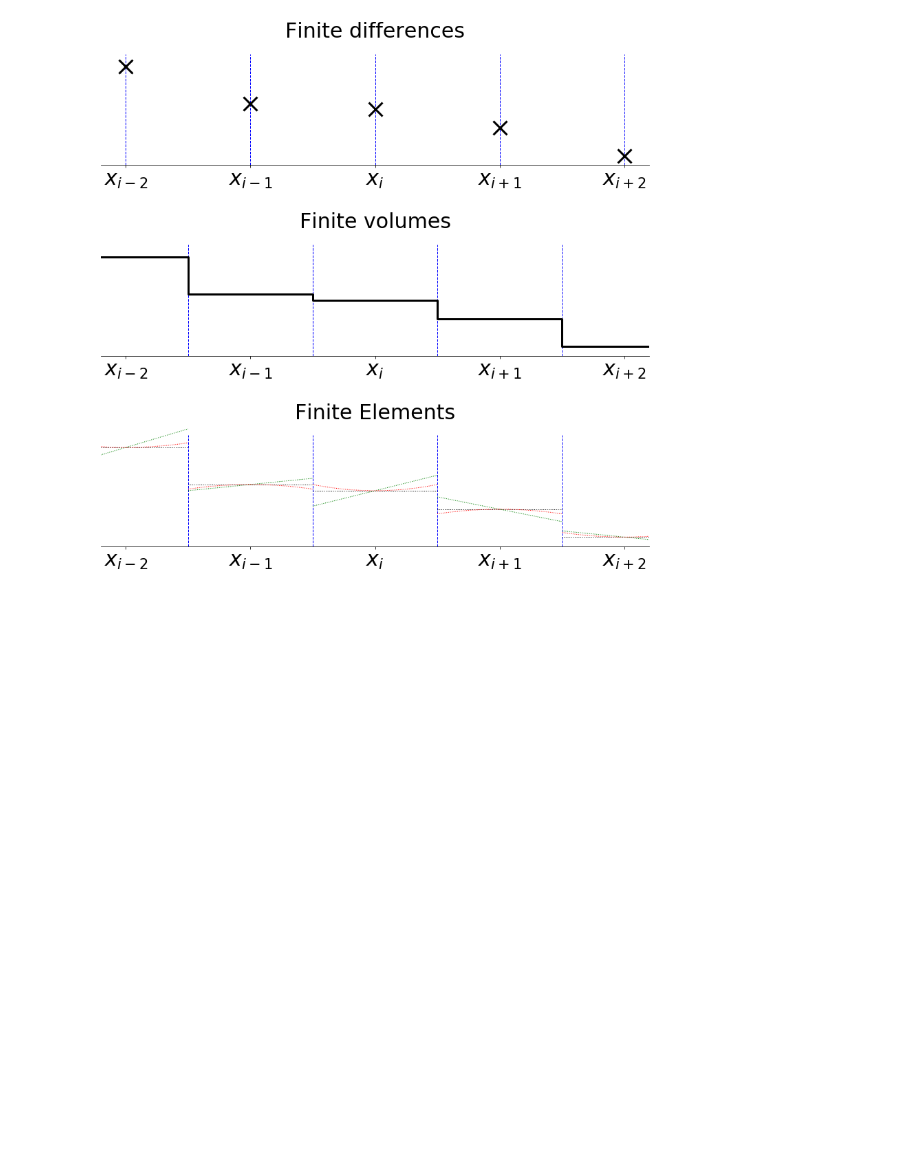
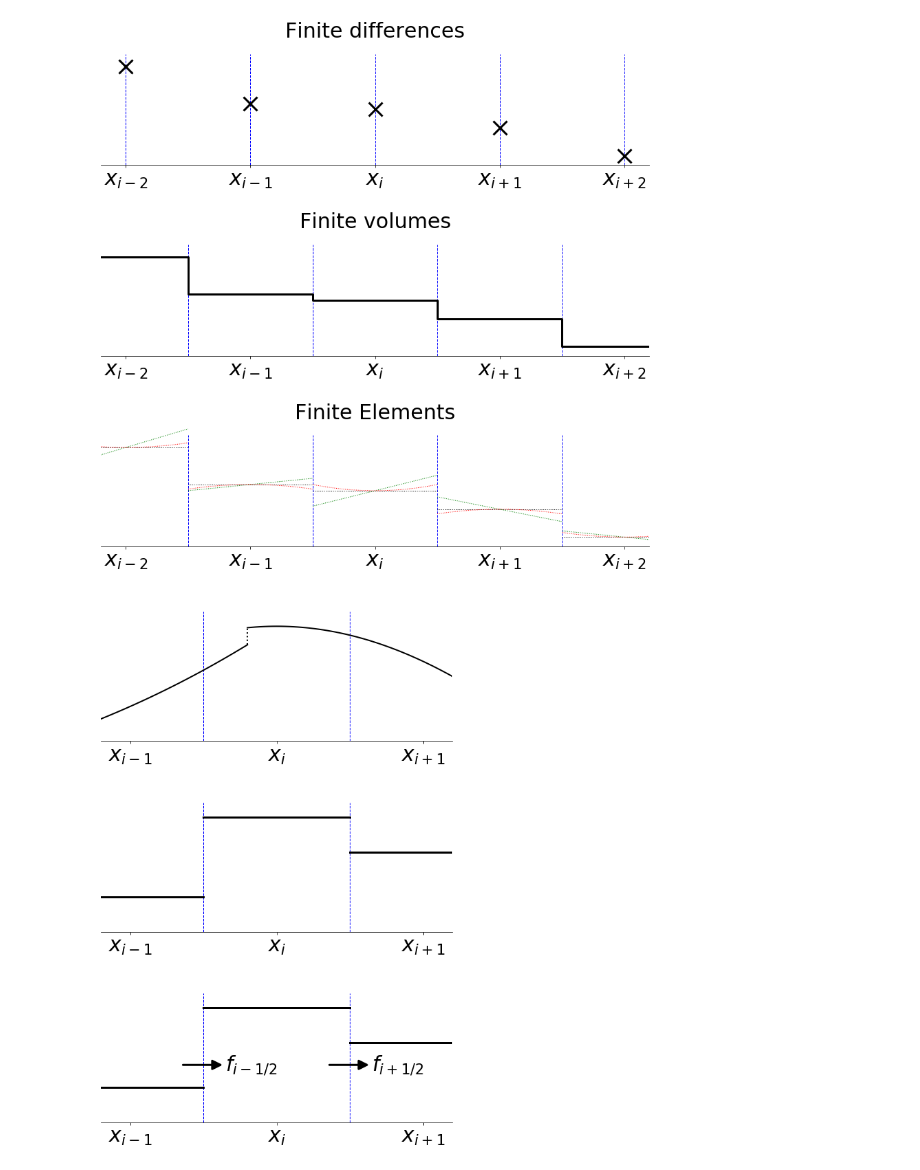
Before and after one commit to IanHawke/slides, a Jupyter notebook: icts-2020/figures/plots.ipynb, the cells around one changed output. Saved outputs shown, nothing was run; the diff lists cells and outputs as text; code cells hidden in the pictures; blank space fills up the shorter version.

Commit message:
Another figure.
Note: switched of the visual controls, getting in the way.

```diff
--- a/icts-2020/figures/plots.ipynb
+++ b/icts-2020/figures/plots.ipynb
@@ -372,3 +372,76 @@ fig.tight_layout()
 fig.savefig('fd_fv_fe_grids.png', bbox_inches='tight')
 # %% [output]
 [figure]
+# %%
+# Fluxes, telescoping
+fig, axes = pyplot.subplots(3, 1, figsize=(8, 12))
+for ax in axes:
+    ax.spines['top'].set_visible(False)
+    ax.spines['right'].set_visible(False)
+    ax.spines['left'].set_visible(False)
+    ax.set_xticks(numpy.arange(-1, 1+0.01, 1))
+    ax.set_yticks([])
+    ax.set_xticklabels([r"$x_{i-1}$", r"$x_{i}$", r"$x_{i+1}$", ], size=textsize)
+    ax.set_yticklabels([])
+
+f = lambda x: numpy.where(x < -0.2,
+                          numpy.exp(numpy.sin(x/3)),
+                          numpy.cos(x/2))
+
+for num in numpy.arange(-2, 3, 2):
+    axes[0].axvline(x=0.5+num/2, ymin=0, ymax=0.9, color='b', ls='--', lw=1)
+x_left = numpy.linspace(-1.2, -0.2-1e-8)
+x_right = numpy.linspace(-0.2+1e-8, 1.2)
+axes[0].plot(x_left, f(x_left), 'k-', lw=2)
+axes[0].plot(x_right, f(x_right), 'k-', lw=2)
+axes[0].plot([-0.2, -0.2], [f(x_left[-1]), f(x_right[0])], 'k:', lw=2)
+axes[0].set_xlim(-1.2, 1.2)
+axes[0].set_ylim(0.6, 1.1)
+
+
+for num in numpy.arange(-2, 3, 2):
+    axes[1].axvline(x=0.5+num/2, ymin=0, ymax=0.9, color='b', ls='--', lw=1)
+axes[1].plot([-1.5, -0.5],
+             f(numpy.array([-1, -1])),
+             'k-', lw=3)
+axes[1].plot([-0.5, 0.5],
+             f(numpy.array([0, 0])),
+             'k-', lw=3)
+axes[1].plot([0.5, 1.5],
+             f(numpy.array([1, 1])),
+             'k-', lw=3)
+# axes[1].annotate(r"$f_{i+1/2}$", xy=[0.35, 0.45], xytext=[0.65, 0.45],
+#                 verticalalignment='center',
+#                 arrowprops=dict(arrowstyle='-|>', color='k', ls='-', lw=3),
+#                 size=textsize)
+axes[1].set_xlim(-1.2, 1.2)
+axes[1].set_ylim(0.6, 1.1)
+
+
+for num in numpy.arange(-2, 3, 2):
+    axes[2].axvline(x=0.5+num/2, ymin=0, ymax=0.9, color='b', ls='--', lw=1)
+axes[2].plot([-1.5, -0.5],
+             f(numpy.array([-1, -1])),
+             'k-', lw=3)
+axes[2].plot([-0.5, 0.5],
+             f(numpy.array([0, 0])),
+             'k-', lw=3)
+axes[2].plot([0.5, 1.5],
+             f(numpy.array([1, 1])),
+             'k-', lw=3)
+axes[2].annotate(r"$f_{i-1/2}$", xy=[-0.65, 0.8], xytext=[-0.35, 0.8],
+                verticalalignment='center',
+                arrowprops=dict(arrowstyle='<|-', color='k', ls='-', lw=3),
+                size=textsize)
+axes[2].annotate(r"$f_{i+1/2}$", xy=[0.35, 0.8], xytext=[0.65, 0.8],
+                verticalalignment='center',
+                arrowprops=dict(arrowstyle='<|-', color='k', ls='-', lw=3),
+                size=textsize)
+axes[2].set_xlim(-1.2, 1.2)
+axes[2].set_ylim(0.6, 1.1)
+
+fig.tight_layout()
+
+fig.savefig('weak_solutions1.png', bbox_inches='tight')
+# %% [output]
+[figure, added]
```
Also changed, not shown: parts of 1 cell of this notebook, 3 other files.
